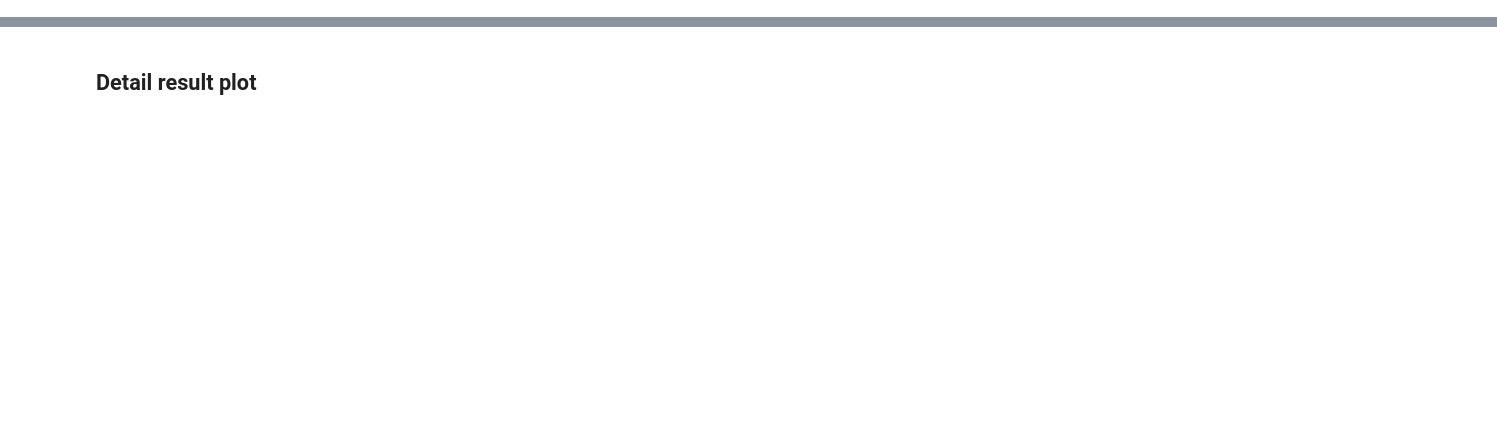
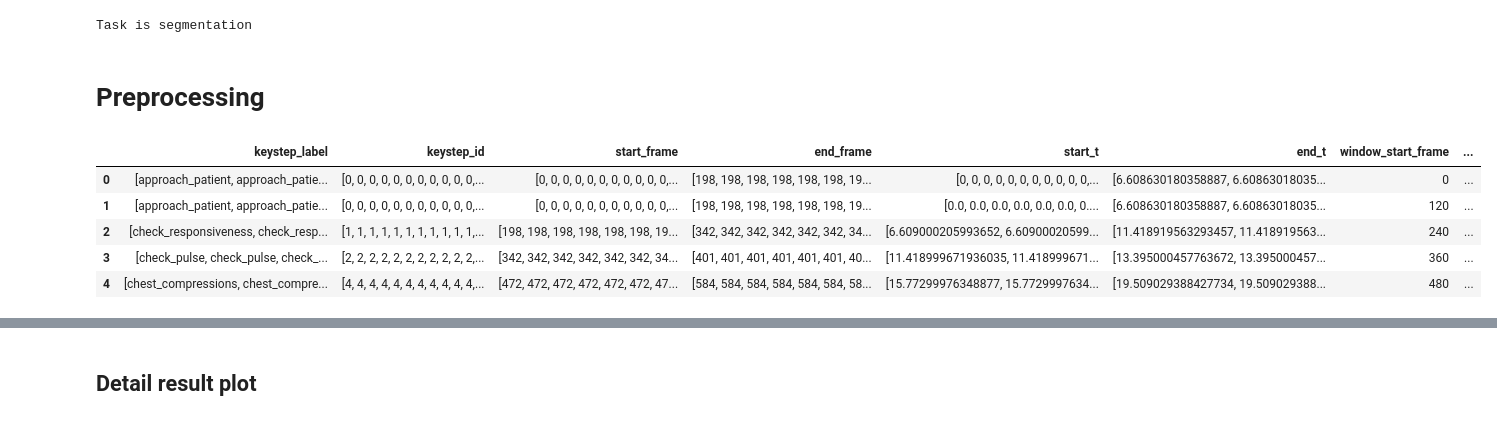
Before and after one commit to UVA-DSA/EgoEMS, a Jupyter notebook: Benchmarks/ActionRecognition/MTRSAP/detail_test_result_calculator.ipynb, the cells around one changed output, grey strips where cells are left out. Cells and saved outputs as stored; diff of their text form; code cells hidden in the pictures; blank space fills up the shorter version.

```diff
--- a/Benchmarks/ActionRecognition/MTRSAP/detail_test_result_calculator.ipynb
+++ b/Benchmarks/ActionRecognition/MTRSAP/detail_test_result_calculator.ipynb
@@ -15,3 +13,10 @@ results_csv = './results/model_id_65185985_on_20241021-173559/preds.csv'
+# %%
+results_csv = './results/model_id_65302224_on_20241025-112558/preds.csv'
+
+task = args.dataloader_params['task']
+print("Task is", task)
+# %% [output]
+Task is segmentation
 # %%
 # get keysteps dict
 keysteps_dict = args.dataloader_params['keysteps']
@@ -19,6 +24,68 @@ keysteps_dict = args.dataloader_params['keysteps']
 keystep_id_to_desc = {i: v for i, v in enumerate(keysteps_dict.values())}
 
 keysteps_dict = keystep_id_to_desc
+# %% [markdown]
+# Preprocessing
+# %%
+# Read CSV
+df = pd.read_csv(results_csv)
+
+unique_actions = np.union1d(np.concatenate(df['keystep_id'].apply(eval).values), df['pred_keystep_id'].values)
+
+# Lists to hold ground truth and predicted sequences for all trials
+all_ground_truth = []
+all_predicted = []
+
+# Convert the lists in subject_id and trial_id columns to single values
+df['subject_id'] = df['subject_id'].apply(lambda x: eval(x)[0] if isinstance(x, str) else x)
+df['trial_id'] = df['trial_id'].apply(lambda x: eval(x)[0] if isinstance(x, str) else x)
+
+# Show the updated dataframe
+df.head()
+
+# Convert string arrays to actual lists for all relevant columns
+def convert_to_list(value):
+    try:
+        return eval(value) if isinstance(value, str) else value
+    except:
+        return value  # If eval fails, return the original value
+
+# Apply the conversion to the columns that contain arrays as strings
+columns_to_convert = ['keystep_label', 'keystep_id', 'start_frame', 'end_frame', 'start_t', 'end_t', 'all_preds']  # Add any other columns if needed
+
+for column in columns_to_convert:
+    df[column] = df[column].apply(convert_to_list)
+
+# Show the first few rows to verify the conversion
+df.head()
+
+# Function to convert string arrays and extract the inner array
+def extract_inner_array(value):
+    try:
+        # Convert the string to a Python list
+        converted_value = eval(value) if isinstance(value, str) else value
+        # If it's a list of lists, return the first list (the inner array)
+        if isinstance(converted_value, list) and len(converted_value) > 0 and isinstance(converted_value[0], list):
+            return converted_value[0]
+        return converted_value
+    except:
+        return value  # If eval fails, return the original value
+
+# Apply the conversion to the columns that contain arrays as strings
+columns_to_convert = ['keystep_label', 'keystep_id', 'start_frame', 'end_frame', 'start_t', 'end_t', 'all_preds']  # Add any other columns if needed
+
+for column in columns_to_convert:
+    df[column] = df[column].apply(extract_inner_array)
+
+# Show the first few rows to verify the conversion
+df.head()
+# %% [output]
+|  | keystep_label | keystep_id | start_frame | end_frame | start_t | end_t | window_start_frame | ... |
+| 0 | [approach_patient, approach_patie... | [0, 0, 0, 0, 0, 0, 0, 0, 0, 0, 0,... | [0, 0, 0, 0, 0, 0, 0, 0, 0, 0, 0,... | [198, 198, 198, 198, 198, 198, 19... | [0, 0, 0, 0, 0, 0, 0, 0, 0, 0, 0,... | [6.608630180358887, 6.60863018035... | 0 | ... |
+| 1 | [approach_patient, approach_patie... | [0, 0, 0, 0, 0, 0, 0, 0, 0, 0, 0,... | [0, 0, 0, 0, 0, 0, 0, 0, 0, 0, 0,... | [198, 198, 198, 198, 198, 198, 19... | [0.0, 0.0, 0.0, 0.0, 0.0, 0.0, 0.... | [6.608630180358887, 6.60863018035... | 120 | ... |
+| 2 | [check_responsiveness, check_resp... | [1, 1, 1, 1, 1, 1, 1, 1, 1, 1, 1,... | [198, 198, 198, 198, 198, 198, 19... | [342, 342, 342, 342, 342, 342, 34... | [6.609000205993652, 6.60900020599... | [11.418919563293457, 11.418919563... | 240 | ... |
+| 3 | [check_pulse, check_pulse, check_... | [2, 2, 2, 2, 2, 2, 2, 2, 2, 2, 2,... | [342, 342, 342, 342, 342, 342, 34... | [401, 401, 401, 401, 401, 401, 40... | [11.418999671936035, 11.418999671... | [13.395000457763672, 13.395000457... | 360 | ... |
+| 4 | [chest_compressions, chest_compre... | [4, 4, 4, 4, 4, 4, 4, 4, 4, 4, 4,... | [472, 472, 472, 472, 472, 472, 47... | [584, 584, 584, 584, 584, 584, 58... | [15.77299976348877, 15.7729997634... | [19.509029388427734, 19.509029388... | 480 | ... |
 # %%
 from sklearn.metrics import average_precision_score, precision_score, recall_score, f1_score
 import pandas as pd
```
Also changed, not shown: parts of 12 cells of this notebook, 11 other files.
